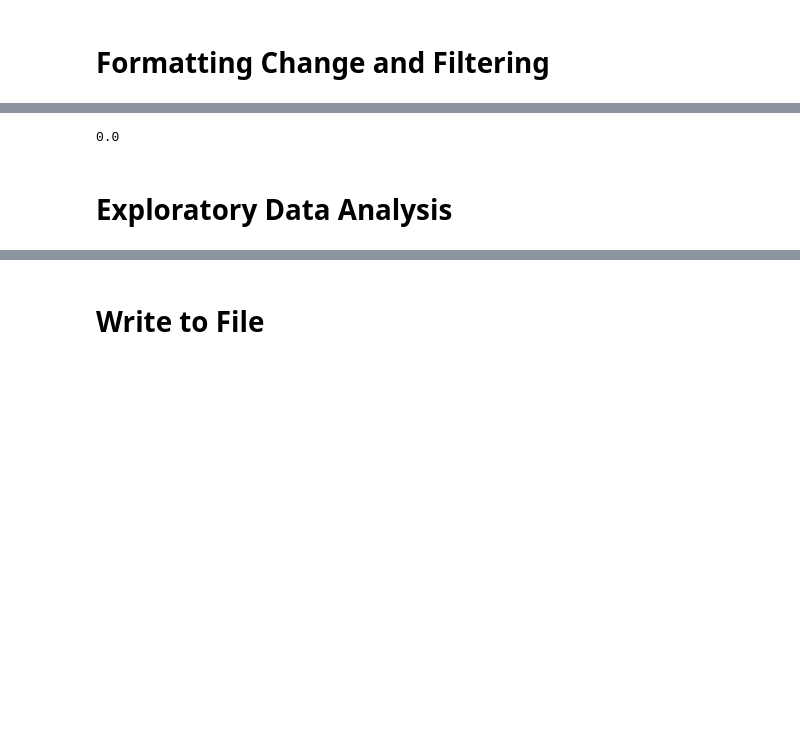
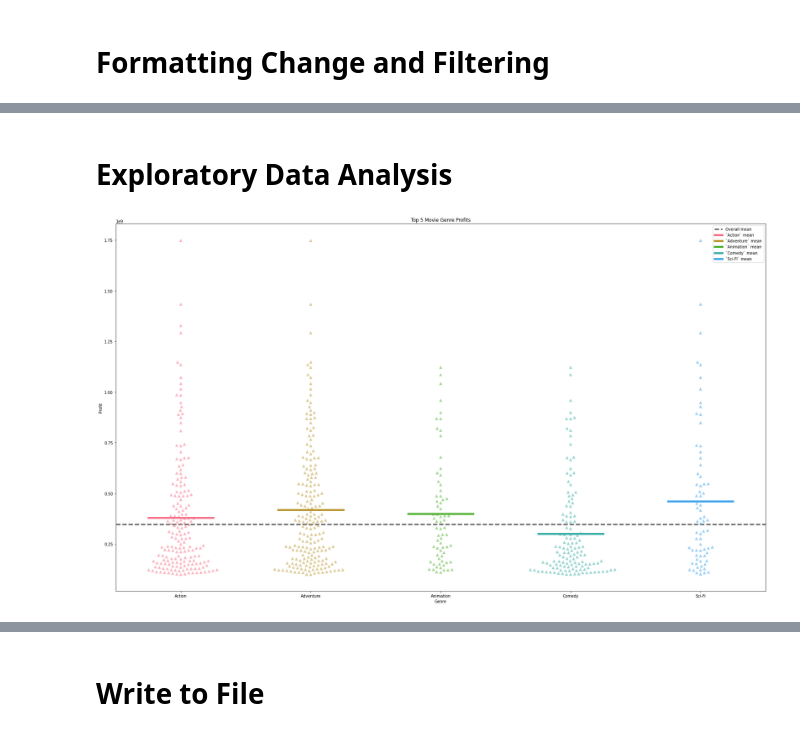
Before and after one commit to Jmanitou/Flatiron-Movie-Genre-Analysis, a Jupyter notebook: Movie_Genre_Analysis.ipynb, the cells around one changed output, grey strips where cells are left out. Drawn from its saved outputs; the diff is of its cells as text; code cells hidden in the pictures; blank space fills up the shorter version.

Commit message:
created last two visuals, reformmated code, and removed data we arent using

```diff
--- a/Movie_Genre_Analysis.ipynb
+++ b/Movie_Genre_Analysis.ipynb
@@ -22,10 +32,9 @@ df_movie_budgets = pd.read_csv('data/tn.movie_budgets.csv.gz') #5782 x 6, budget
 
 #read in sql file, IMDB
 conn = sqlite3.connect("data/im.db/im.db")
-df_imdb = pd.read_sql( #682303 × 6 runtime, genre, actors/directors from IMDB
+df_imdb = pd.read_sql( #163164 × 4 genres, director from IMDB
     """
-    SELECT basic.primary_title as movie_title, basic.start_year as year, basic.runtime_minutes, basic.genres,
-    persons.primary_name as director
+    SELECT basic.primary_title as movie_title, basic.start_year as year, basic.genres, persons.primary_name as director
     FROM movie_basics as basic
     JOIN directors
     ON basic.movie_id = directors.movie_id
@@ -143,14 +91,2 @@ plt.tight_layout();
-# %%
-df_scifi = pd.DataFrame([movie for movie in df_final[["movie", "director", "genres", "production_budget_int", "profit"]]
-                         .values if "Sci-Fi" in movie[2]],
-                        columns=["movie", "director", "genres", "budget", "profit"])
-df_budget_profit = df_scifi[["budget", "profit"]].drop_duplicates()
-budget = df_budget_profit["budget"]
-profit = df_budget_profit["profit"]
-dummy_regr = DummyRegressor(strategy="mean")
-dummy_regr.fit(df_budget_profit["budget"], df_budget_profit["profit"])
-dummy_regr.score(budget, profit)
-# %% [output]
-0.0
 # %% [markdown]
 # Exploratory Data Analysis
@@ -159,0 +93,38 @@ dummy_regr.score(budget, profit)
+# %%
+#anova with the top 5 genres and their profits
+f, ax = plt.subplots(figsize=(24,14))
+# Use specific set of colors
+colors = sns.color_palette('husl')
+
+# Data Points
+ax = sns.swarmplot(
+    data=df_genres,
+    x="Genre",
+    y="Profit",
+    ax=ax,
+    alpha=0.5,
+    marker='^',
+    size=8,
+    palette=colors
+)
+
+ax.axhline(
+    df_final["profit"].mean(), label='Overall mean',
+    lw=3, ls='--', color='black', alpha=0.7
+)
+
+areas = df_genres['Genre'].unique()
+for i,area in enumerate(areas):
+    mean = df_genres.loc[df_genres['Genre']==area]['Profit'].mean()
+    # Make these lines short and near each group
+    xmin = 1/len(areas) * i + 0.05
+    xmax = xmin + 0.1
+    ax.axhline(
+        mean, xmin=xmin, xmax=xmax, label=f'`{area}` mean',
+        lw=5, ls='-', color=colors[i]
+    )
+plt.title("Top 5 Movie Genre Profits")
+ax.legend()
+plt.tight_layout();
+# %% [output]
+[figure, added]
```
Also changed, not shown: parts of 25 cells of this notebook, 4 other files.
